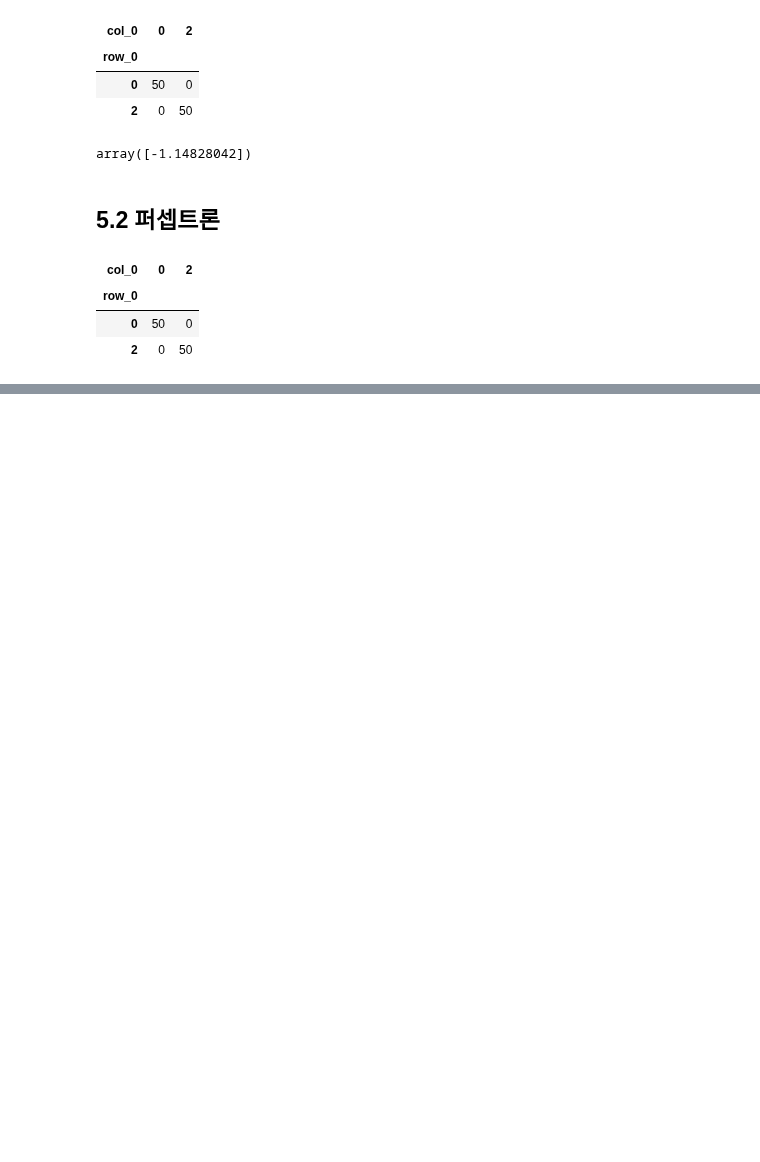
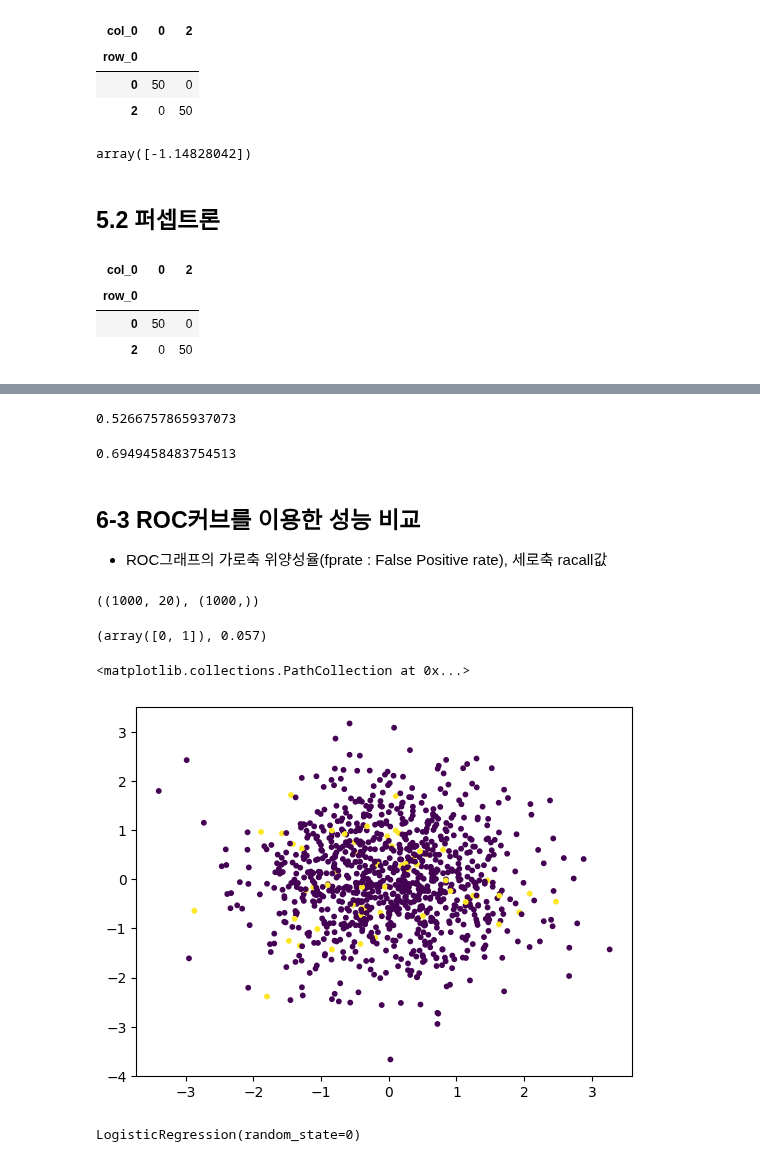
Before and after one commit to onizuka-38/ai_x, a Jupyter notebook: source/10_MachineLearning/ch3_분류분석.ipynb, the cells around one changed output, grey strips where cells are left out. Cells and saved outputs as stored; diff of their text form; code cells hidden in the pictures; blank space fills up the shorter version.

```diff
--- a/source/10_MachineLearning/ch3_분류분석.ipynb
+++ b/source/10_MachineLearning/ch3_분류분석.ipynb
@@ -465,0 +569,37 @@ print('판별함수 결과 :', df)
+# %%
+# beta=2 : f1_score - recall의 가중치를 높게 precision의 비중을 낮게
+fbeta_score(result.y_true, result.y_pred, beta=2)
+# %% [output]
+0.5266757865937073
+# %%
+# beta=0.5 : f1_score - recall의 가중치를 낮게 precision의 비중을 높게
+fbeta_score(result.y_true, result.y_pred, beta=0.5)
+# %% [output]
+0.6949458483754513
+# %% [markdown]
+## 6-3 ROC커브를 이용한 성능 비교
+- ROC그래프의 가로축 위양성율(fprate : False Positive rate), 세로축 racall값
+# %%
+from sklearn.datasets import make_classification
+X, y = make_classification(weights=[0.95,0.05], #0:95%, 1:5%
+                          n_samples=1000,
+                          random_state=5)
+X.shape, y.shape
+# %% [output]
+((1000, 20), (1000,))
+# %%
+np.unique(y), y.mean()
+# %% [output]
+(array([0, 1]), 0.057)
+# %%
+import matplotlib.pyplot as plt
+plt.scatter(X[:, 0], X[:, 1], c=y, s=10)
+# %% [output]
+<matplotlib.collections.PathCollection at 0x...>
+[figure, added]
+# %%
+from sklearn.linear_model import LogisticRegression
+model = LogisticRegression(random_state=0)
+model.fit(X, y)
+# %% [output]
+LogisticRegression(random_state=0)
```
Also changed, not shown: parts of 47 cells of this notebook, 1 other file.
